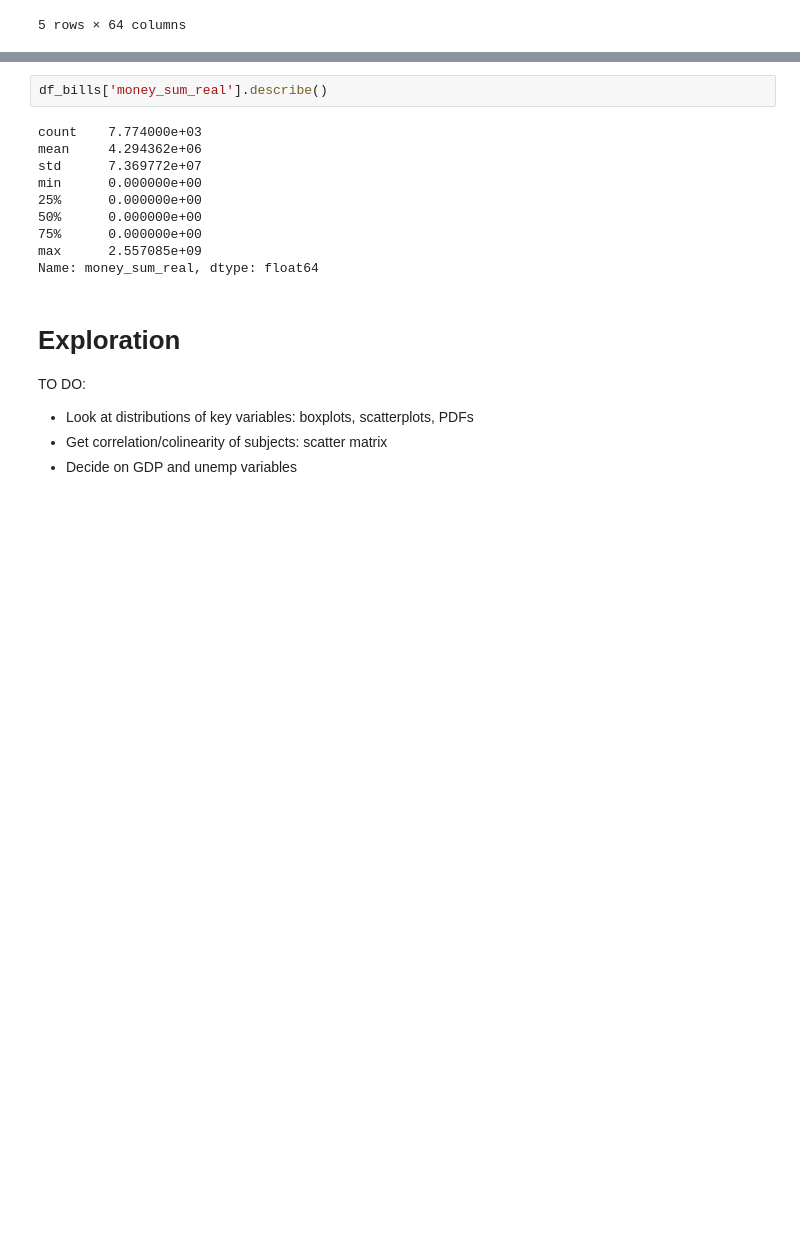
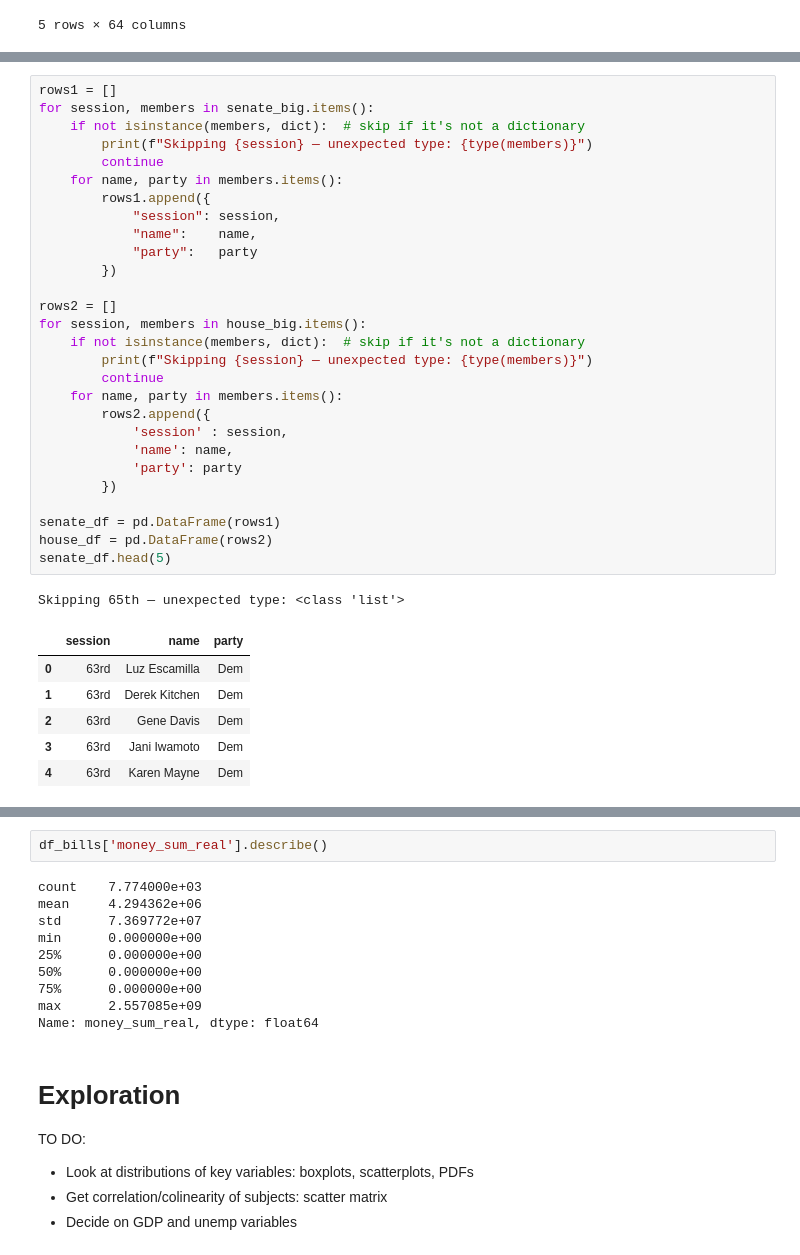
Before and after one commit to gabriellag25/research_capstone, a Jupyter notebook: homebase.ipynb, the cells around one changed output, grey strips where cells are left out. Drawn from its saved outputs; the diff is of its cells as text; blank space fills up the shorter version.

Commit message:
added party variable

```diff
--- a/homebase.ipynb
+++ b/homebase.ipynb
@@ -841,0 +894,36 @@ df_bills.head()
+# %%
+rows1 = []
+for session, members in senate_big.items():
+    if not isinstance(members, dict):  # skip if it's not a dictionary
+        print(f"Skipping {session} — unexpected type: {type(members)}")
+        continue
+    for name, party in members.items():
+        rows1.append({
+            "session": session,
+            "name":    name,
+            "party":   party
+        })
+
+rows2 = []
+for session, members in house_big.items():
+    if not isinstance(members, dict):  # skip if it's not a dictionary
+        print(f"Skipping {session} — unexpected type: {type(members)}")
+        continue
+    for name, party in members.items():
+        rows2.append({
+            'session' : session,
+            'name': name,
+            'party': party
+        })
+
+senate_df = pd.DataFrame(rows1)
+house_df = pd.DataFrame(rows2)
+senate_df.head(5)
+# %% [output]
+Skipping 65th — unexpected type: <class 'list'>
+|  | session | name | party |
+| 0 | 63rd | Luz Escamilla | Dem |
+| 1 | 63rd | Derek Kitchen | Dem |
+| 2 | 63rd | Gene Davis | Dem |
+| 3 | 63rd | Jani Iwamoto | Dem |
+| 4 | 63rd | Karen Mayne | Dem |
```
Also changed, not shown: parts of 3 cells of this notebook, 4 other files.
